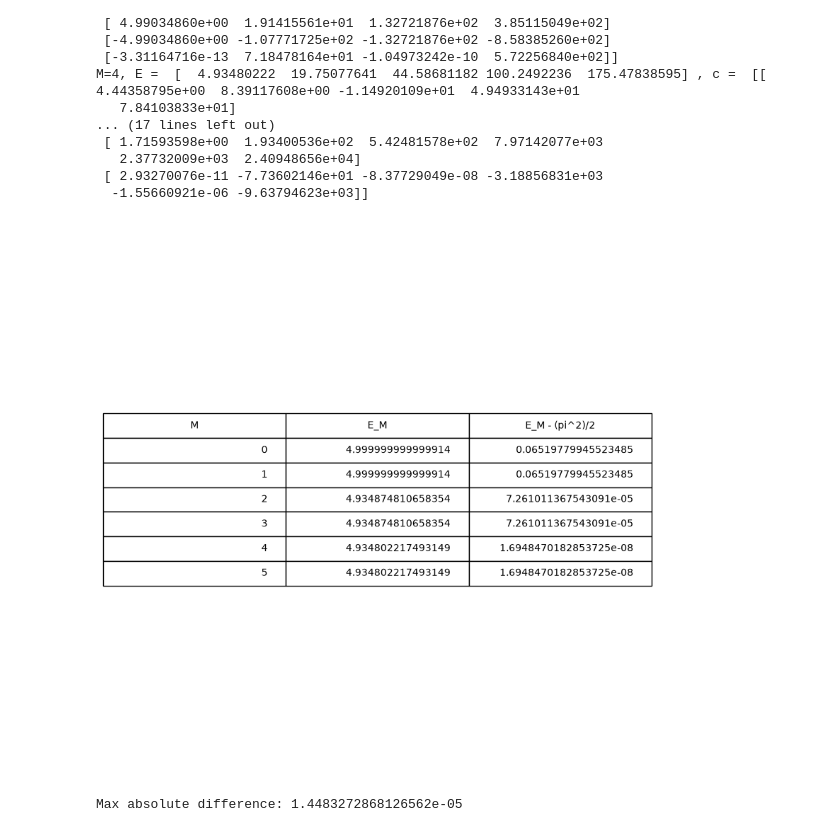
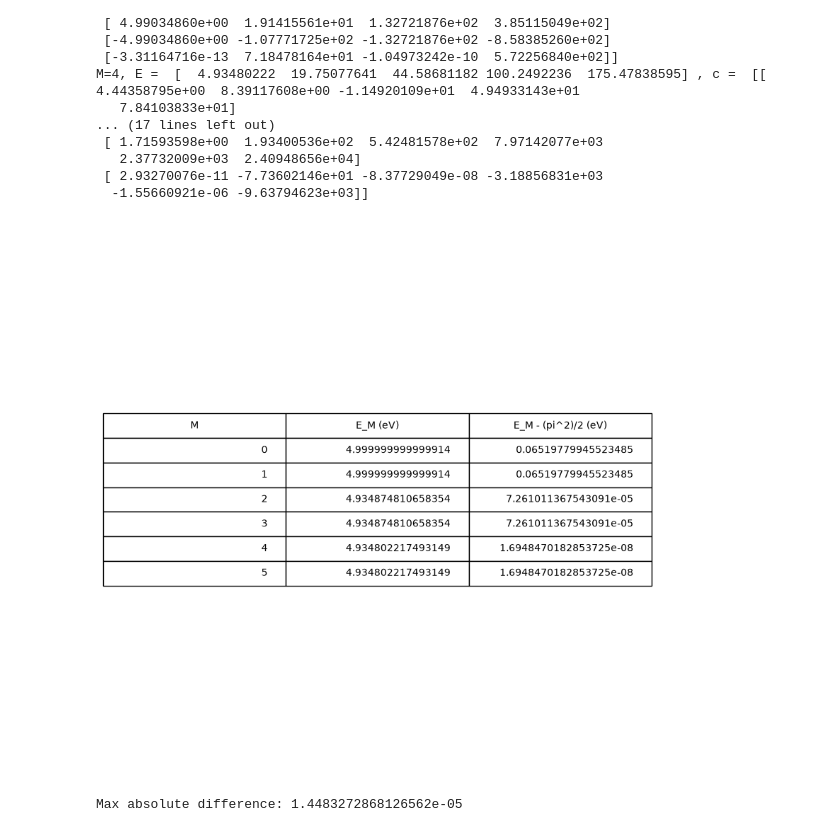
Before and after one commit to benyyy/537-assignments, a Jupyter notebook: 537HW1.ipynb, the cells around one changed output. Saved outputs shown, nothing was run; the diff lists cells and outputs as text; code cells hidden in the pictures.

```diff
--- a/537HW1.ipynb
+++ b/537HW1.ipynb
@@ -144,22 +144,22 @@ M=4, E =  [  4.93480222  19.75077641  44.58681182 100.2492236  175.47838595] , c
 # %%
 # task 3
 
 energy = [E_0[0], E_1[0], E_2[0], E_3[0], E_4[0], E_5[0]]
 
 table = []
 
 for i in range(len(energy)):
     table.append([i, energy[i], energy[i] - (np.pi**2)/2])
 
-plt.table(cellText = table, colLabels = ["M", "E_M", "E_M - (pi^2)/2"], loc = "center")
+plt.table(cellText = table, colLabels = ["M", "E_M (eV)", "E_M - (pi^2)/2 (eV)"], loc = "center")
 plt.axis("off")
 plt.gcf().set_size_inches(10,10)
 plt.show()
 
 # as seen in the table below, for increasing M, the energy is either equal to or less than the previous energy. This means that it is monotonically nonincreasing. Additionally, from the 3rd column, we can see that the energies - (pi^2)/2 are approaching 0
 # from the positive direction, which is to say that we are approaching E_0 = (pi^2)/2 from above. This is expected, as the variational principle says that E[psi] >= E_0. Note that since L, m, and hbar have been given as "1", I have left the energy unitless.
 # %% [output]
-[figure, old version]
+[figure, new version]
 # %%
 # task 4
 
```
